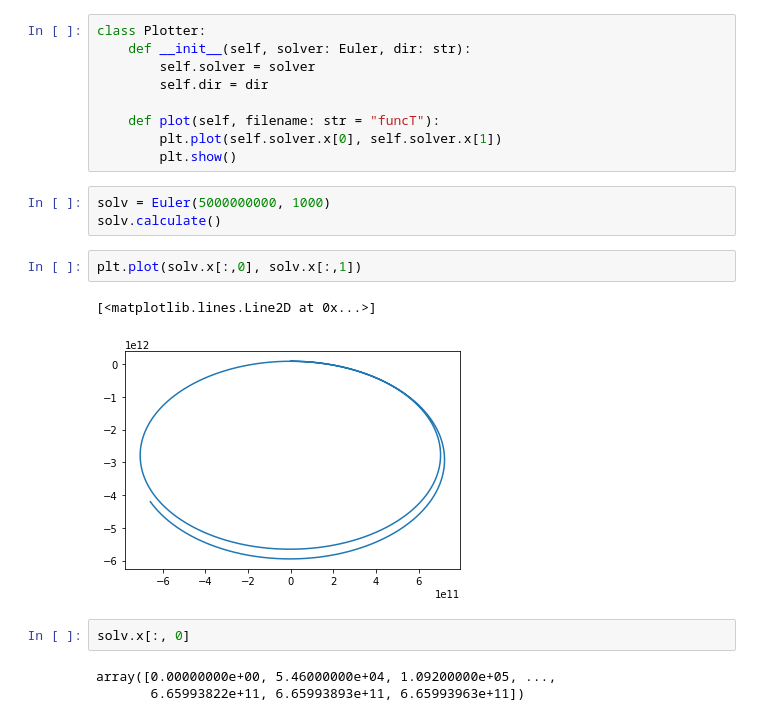
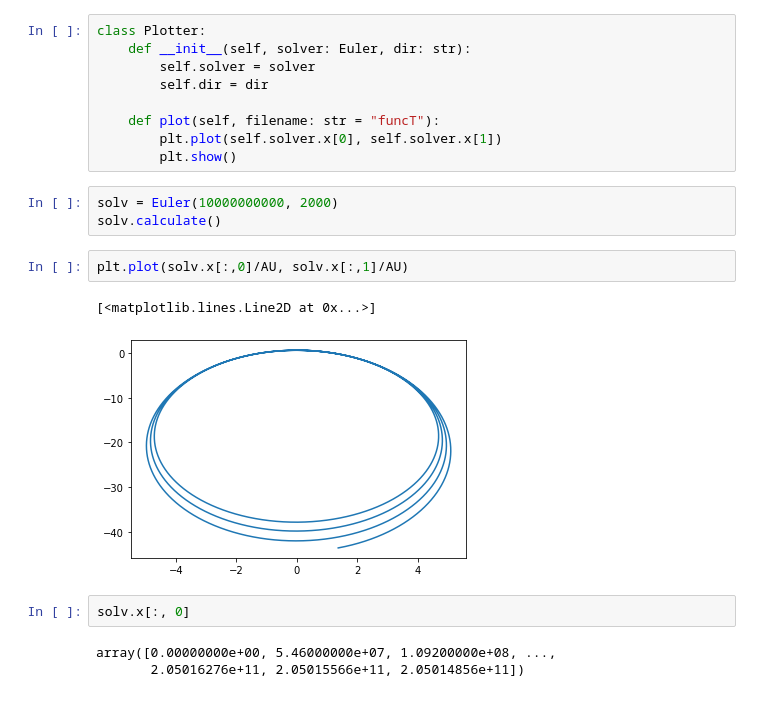
Before and after one commit to matix0508/MOFiT, a Jupyter notebook: lab2/sheet.ipynb, the cells around one changed output. Saved outputs shown, nothing was run; the diff lists cells and outputs as text.

```diff
--- a/lab2/sheet.ipynb
+++ b/lab2/sheet.ipynb
@@ -63,15 +63,15 @@ class Plotter:
         plt.plot(self.solver.x[0], self.solver.x[1])
         plt.show()
 # %%
-solv = Euler(5000000000, 1000)
+solv = Euler(10000000000, 2000)
 solv.calculate()
 # %%
-plt.plot(solv.x[:,0], solv.x[:,1])
+plt.plot(solv.x[:,0]/AU, solv.x[:,1]/AU)
 # %% [output]
 [<matplotlib.lines.Line2D at 0x...>]
-[figure, old version]
+[figure, new version]
 # %%
 solv.x[:, 0]
 # %% [output]
-array([0.00000000e+00, 5.46000000e+04, 1.09200000e+05, ...,
-       6.65993822e+11, 6.65993893e+11, 6.65993963e+11])
+array([0.00000000e+00, 5.46000000e+07, 1.09200000e+08, ...,
+       2.05016276e+11, 2.05015566e+11, 2.05014856e+11])
```
Also changed, not shown: 1 other file.
